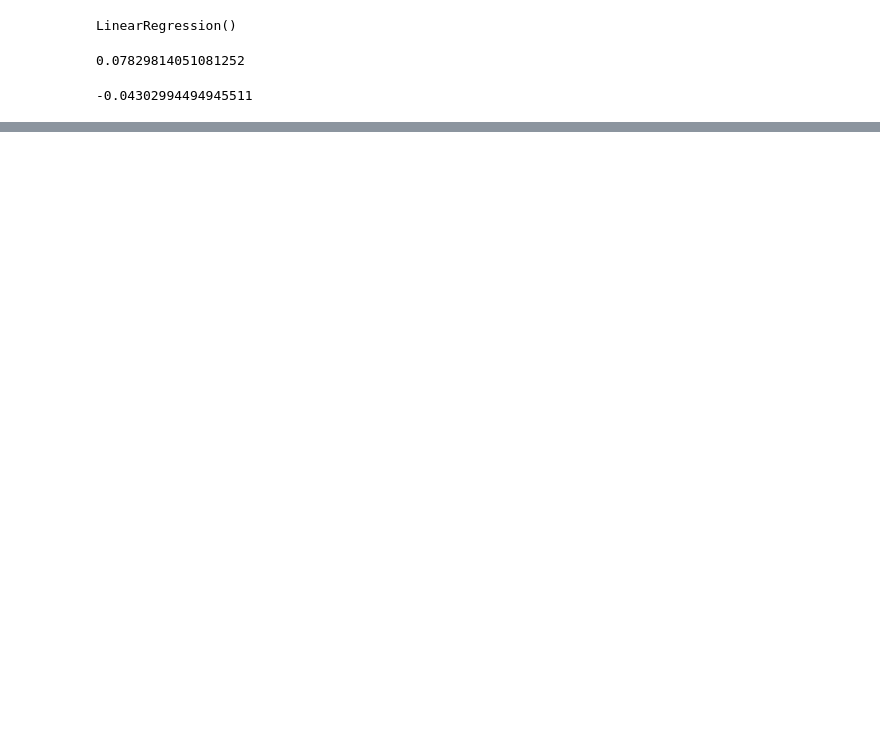
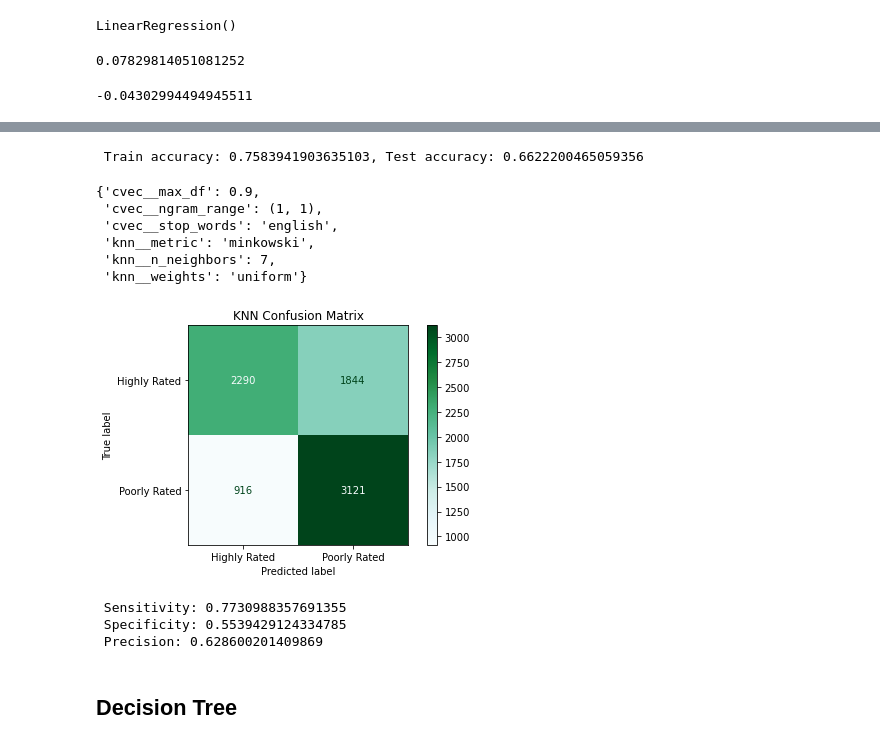
Before and after one commit to myacarrizosa/Airbnb-Rating-Prediction, a Jupyter notebook: 03_Modeling.ipynb, the cells around one changed output, grey strips where cells are left out. Cells and saved outputs as stored; diff of their text form; code cells hidden in the pictures; blank space fills up the shorter version.

```diff
--- a/03_Modeling.ipynb
+++ b/03_Modeling.ipynb
@@ -132,0 +139,19 @@ You can try to debug the error by setting error_score='raise'.
+# %%
+pipe_cvec_knn = Pipeline([
+    ('cvec', CountVectorizer()),
+    ('ss', StandardScaler(with_mean = False)),
+    ('knn', KNeighborsClassifier())
+])
+
+pipe_cvec_knn_params = {
+    'cvec__stop_words': ['english', None],
+    'cvec__ngram_range': [(1,1), (1,2)],
+    'cvec__max_df': [0.9, 1.0],
+    'knn__n_neighbors': [3, 5, 7],
+    'knn__weights': ['uniform', 'distance'],
+    'knn__metric': ['minkowski', 'euclidean', 'manhattan']
+
+}
+
+gs_cvec_knn = GridSearchCV(pipe_cvec_knn, pipe_cvec_knn_params, n_jobs = -1)
+gs_cvec_knn.fit(r_X_train, r_y_train)
@@ -132,0 +169,15 @@ You can try to debug the error by setting error_score='raise'.
+# %%
+print(f' Train accuracy: {gs_cvec_knn.score(r_X_train, r_y_train)}, Test accuracy: {gs_cvec_knn.score(r_X_test, r_y_test)}')
+# %% [output]
+ Train accuracy: 0.7583941903635103, Test accuracy: 0.6622200465059356
+# %%
+gs_cvec_knn.best_params_
+# %% [output]
+{'cvec__max_df': 0.9,
+ 'cvec__ngram_range': (1, 1),
+ 'cvec__stop_words': 'english',
+ 'knn__metric': 'minkowski',
+ 'knn__n_neighbors': 7,
+ 'knn__weights': 'uniform'}
+# %%
+y_pred_knn = gs_cvec_knn.predict(r_X_test)
@@ -132,0 +186,21 @@ You can try to debug the error by setting error_score='raise'.
+# %%
+cmd = ConfusionMatrixDisplay(confusion_matrix=confusion_matrix(r_y_test, y_pred_knn),
+                      display_labels=['Highly Rated', 'Poorly Rated']);
+cmd.plot(cmap = 'BuGn')
+plt.title('KNN Confusion Matrix')
+plt.tight_layout();
+# %% [output]
+[figure, added]
+# %%
+#Sensitivity
+print(f' Sensitivity: {tp_knn / (tp_knn+fn_knn)}')
+#Specificity
+print(f' Specificity: {tn_knn / (tn_knn+fp_knn)}')
+#Precision
+print(f' Precision: {tp_knn/(tp_knn+fp_knn)}')
+# %% [output]
+ Sensitivity: 0.7730988357691355
+ Specificity: 0.5539429124334785
+ Precision: 0.628600201409869
+# %% [markdown]
+## Decision Tree
```
Also changed, not shown: parts of 67 cells of this notebook, 1 other file.
